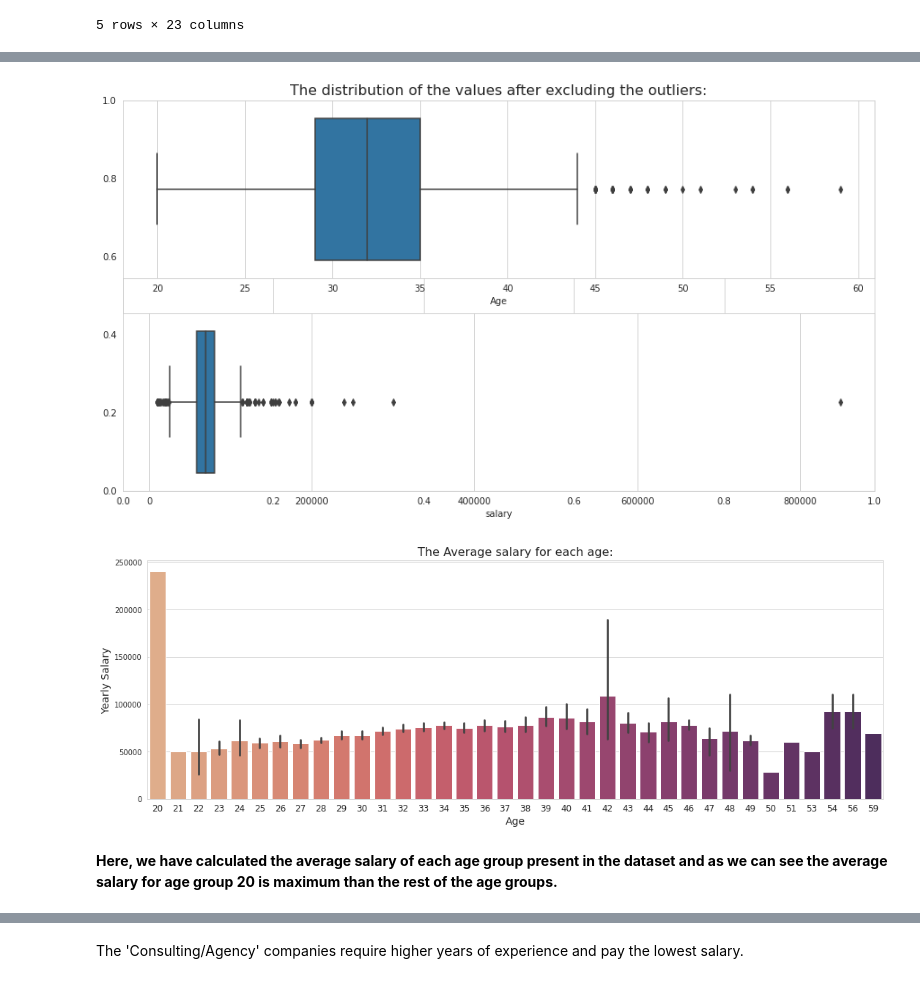
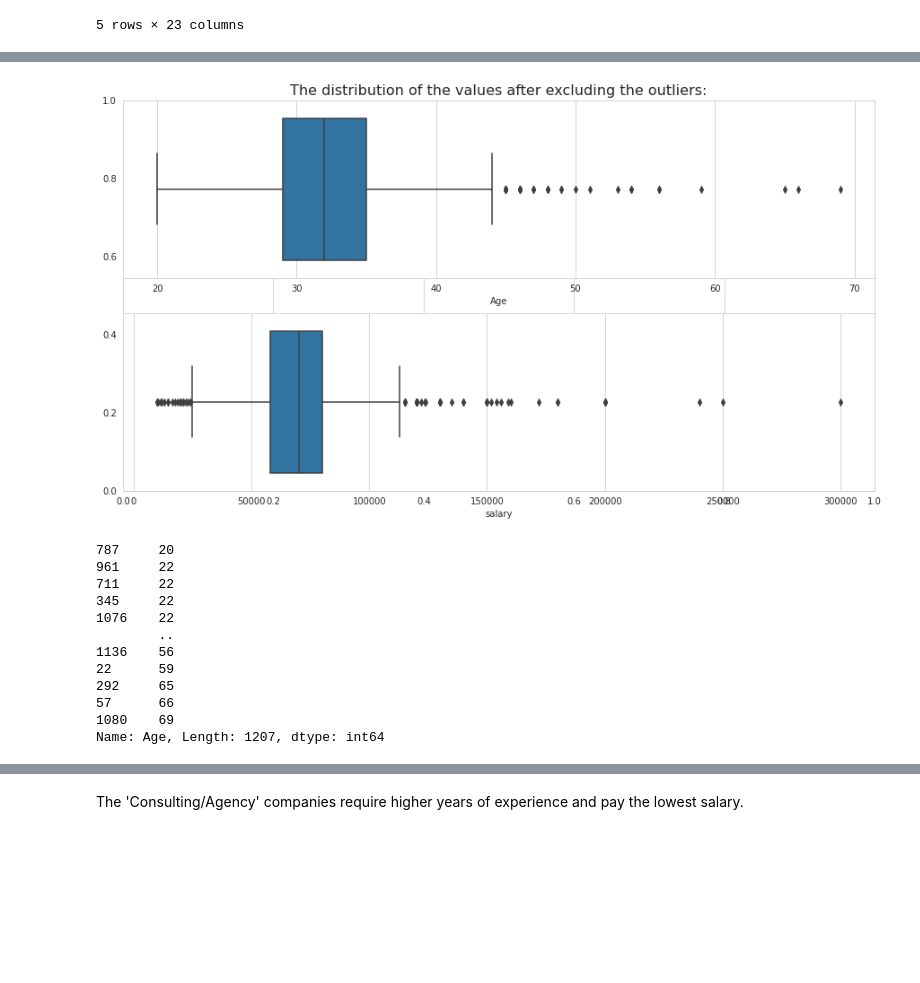
Before and after one commit to maitri-7/DaLab, a Jupyter notebook: EDA.ipynb, the cells around one changed output, grey strips where cells are left out. Saved outputs shown, nothing was run; the diff lists cells and outputs as text; code cells hidden in the pictures; blank space fills up the shorter version.

```diff
--- a/EDA.ipynb
+++ b/EDA.ipynb
@@ -138,6 +104,4 @@ array(['5', '7', '12', '4', '17', '6', '8', '15', '2', '25', nan, '14',
-# %%
-df.experience = df.experience.replace(',','.')
-df.experience = df.experience.replace('1 (as QA Engineer) / 11 in total','11') \
-                             .replace('6 (not as a data scientist, but as a lab scientist)', '6') \
-                             .replace('less than year','0') \
-                             .replace('15. thereof 8 as CTO', '15')
+# %%
+df['Company size'].isna().sum()
+df = df[df['Company size'].notna()]
+df['Company size'].unique()
@@ -187,5 +154,4 @@ Name: salary, Length: 1237, dtype: int64
 # %%
-df = df.drop(index = [843])
+df = df.drop(index = [834,761])
 # %%
 df['Age'].sort_values()
-df = df.drop(index =  [1091,57,293])
@@ -192,26 +171,25 @@ df = df.drop(index =  [1091,57,293])
 # %%
 # the distribution of the values after excluding the outliers:
 
+df= df[df['Age'] != 0]
 fig = plt.figure(figsize= (15, 8))
 plt.title('The distribution of the values after excluding the outliers:', fontsize= 16)
 axs = fig.subplots(nrows=2, ncols= 1)
 sns.boxplot(data = df, x= 'Age', ax = axs[0])
 sns.boxplot(data = df, x= 'salary',ax = axs[1])
 plt.show()
+print(df['Age'].sort_values())
 # %% [output]
-[figure, old version]
+[figure, new version]
+787     20
+961     22
+711     22
+345     22
+1076    22
+        ..
+1136    56
+22      59
+292     65
+57      66
+1080    69
+Name: Age, Length: 1207, dtype: int64
-# %%
-# the Average salary for each age
-
-age_salary = df.groupby('Age', as_index = False).median()
-plt.figure(figsize=(18, 6))
-sns.barplot(data= df, x= 'Age', y= 'salary',palette= 'flare')
-plt.title('The Average salary for each age:', fontsize= 16)
-plt.xlabel('Age', fontsize= 14)
-plt.ylabel('Yearly Salary', fontsize = 14)
-plt.xticks(fontsize= 12)
-plt.show()
-# %% [output]
-[figure, removed]
-# %% [markdown]
-**Here, we have calculated the average salary of each age group present in the dataset and as we can see the average salary for age group 20 is maximum than the rest of the age groups.**
```
Also changed, not shown: parts of 41 cells of this notebook.
